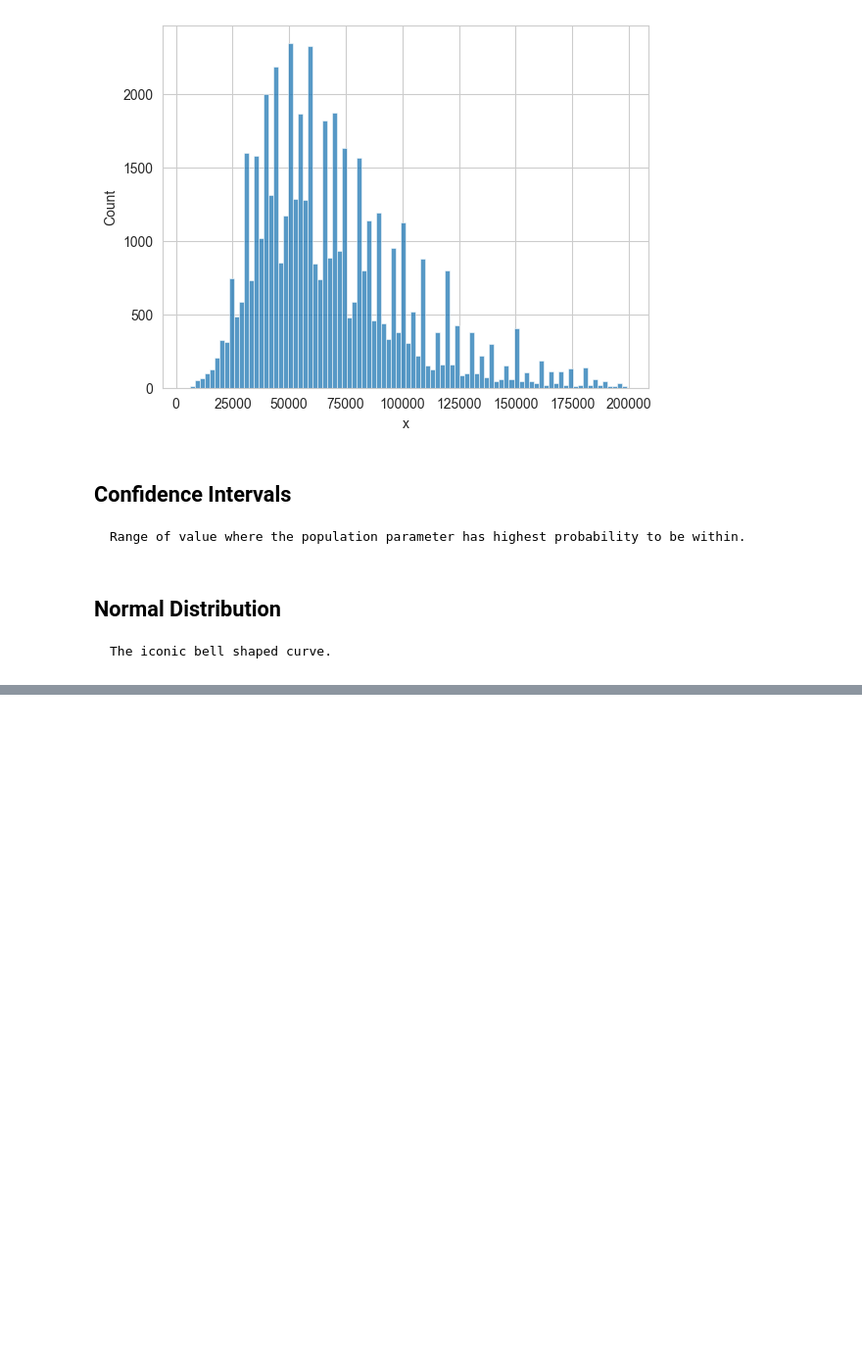
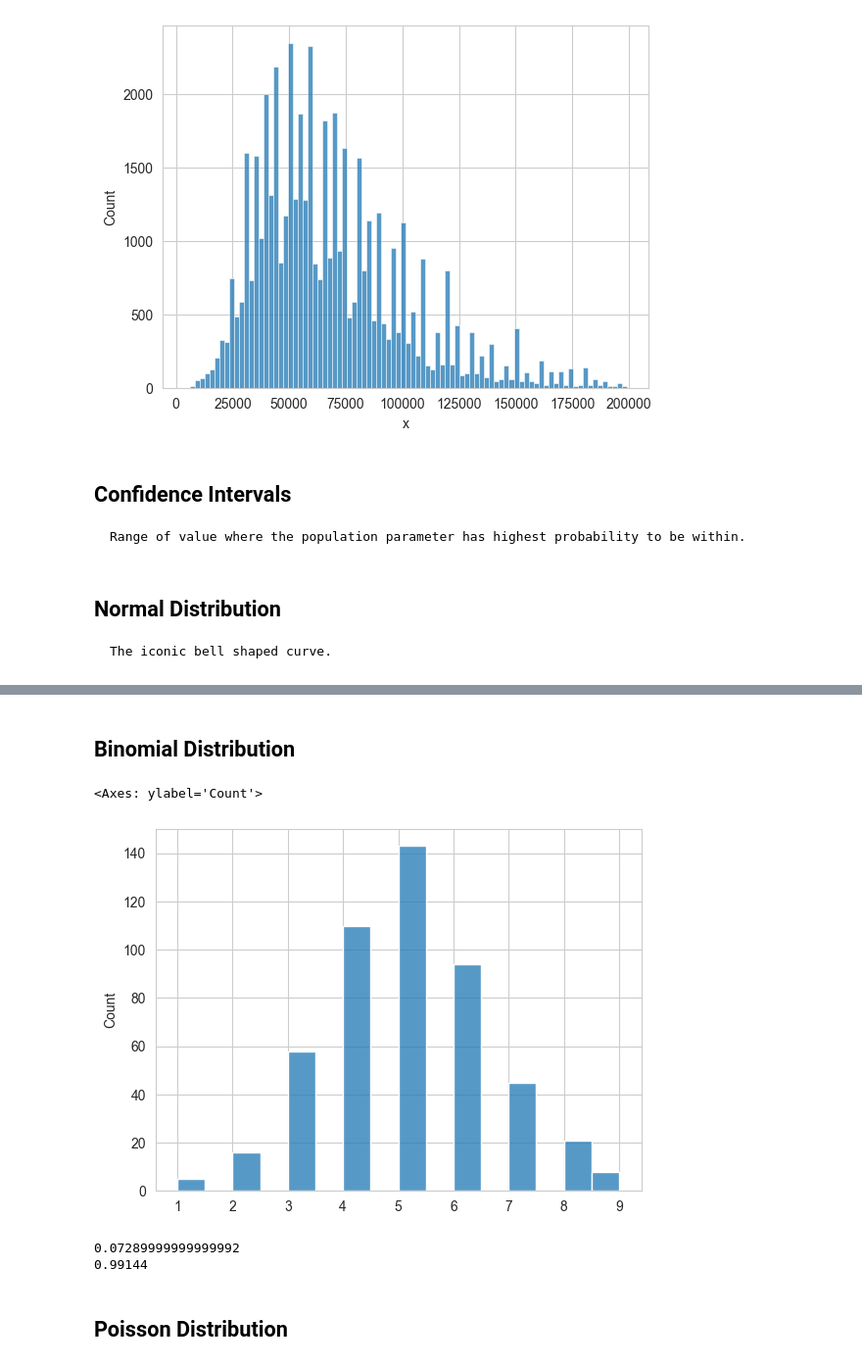
Before and after one commit to RijalChirayu/Statistics, a Jupyter notebook: Sampling.ipynb, the cells around one changed output, grey strips where cells are left out. Shown at 98% size. Cells and saved outputs as stored; diff of their text form; code cells hidden in the pictures; blank space fills up the shorter version.

Commit message:
Sampling_and_distribution

```diff
--- a/Sampling.ipynb
+++ b/Sampling.ipynb
@@ -152,0 +155,15 @@ plt.show()
+# %% [markdown]
+## Binomial Distribution
+# %%
+sns.histplot(np.random.binomial(n = 10 , p = 0.5  , size = 500))
+# %% [output]
+<Axes: ylabel='Count'>
+[figure, added]
+# %%
+print(stats.binom.pmf(2 , n = 5 , p = 0.1))
+print(stats.binom.cdf(k = 2 , n = 5 ,p = 0.1))
+# %% [output]
+0.07289999999999992
+0.99144
+# %% [markdown]
+## Poisson Distribution
```
Also changed, not shown: parts of 12 cells of this notebook.
